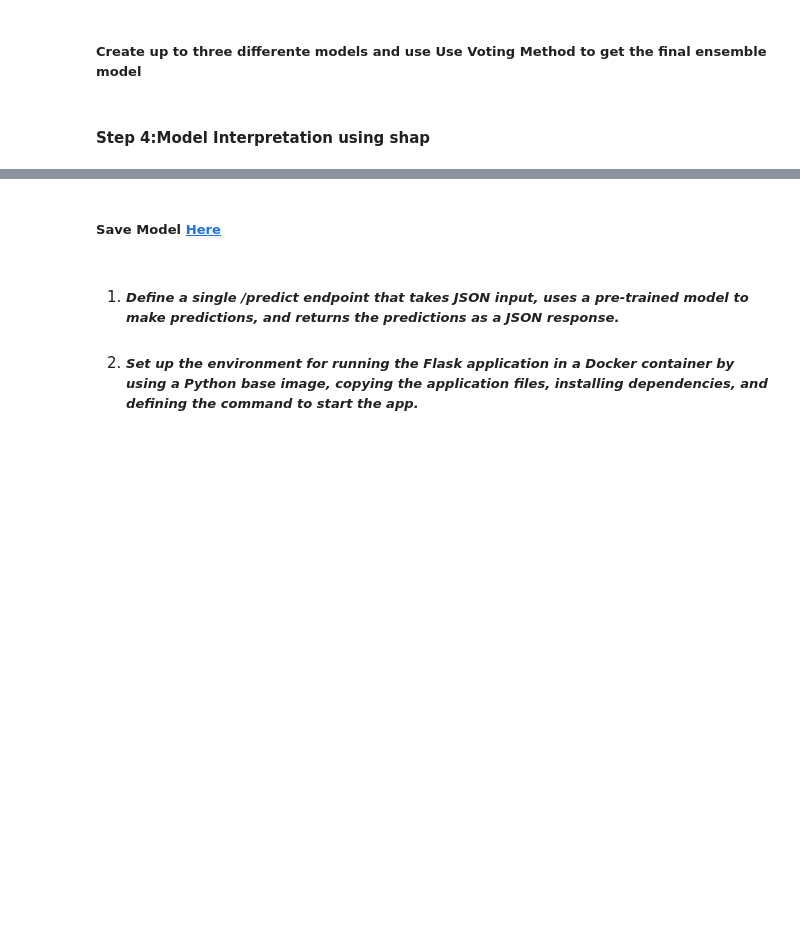
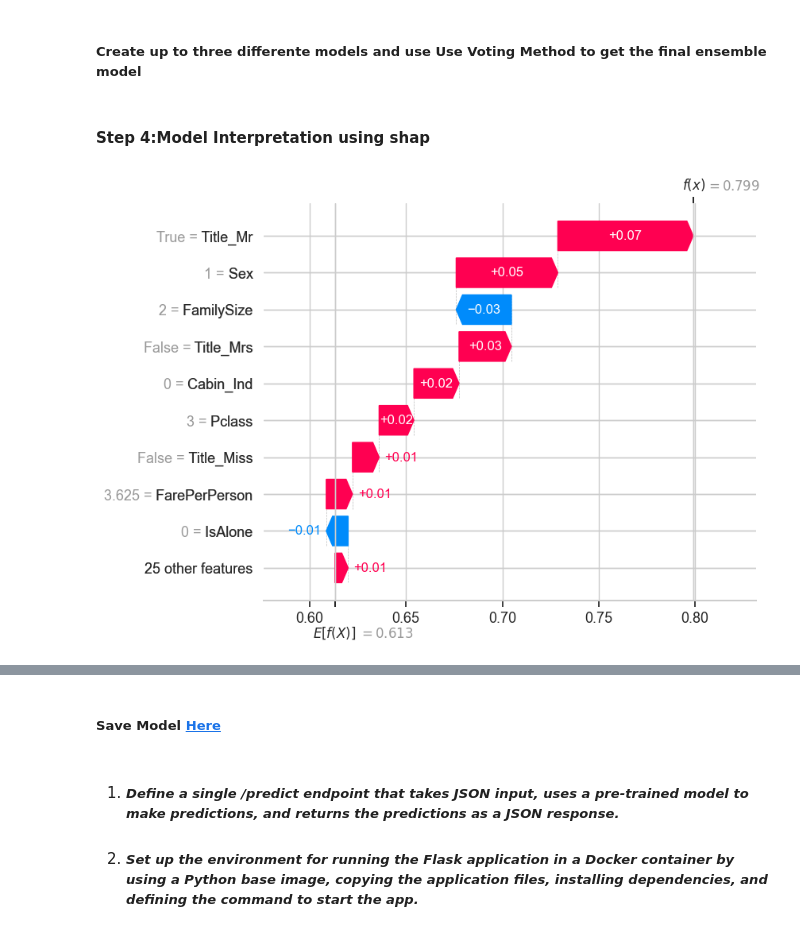
Before and after one commit to JoshOlam/datascience-assessment, a Jupyter notebook: Joshua-Skaletek.ipynb, the cells around one changed output, grey strips where cells are left out. Drawn from its saved outputs; the diff is of its cells as text; code cells hidden in the pictures; blank space fills up the shorter version.

Commit message:
Added shap visualization for models

```diff
--- a/Joshua-Skaletek.ipynb
+++ b/Joshua-Skaletek.ipynb
@@ -566,18 +566,19 @@ except pkg_resources.DistributionNotFound:
 if shap_installed:
     import shap
 # %%
-
 random_forest_model = RandomForestClassifier().fit(X, y)
 
 # explain the model's predictions using SHAP
 # (same syntax works for LightGBM, CatBoost, scikit-learn, transformers, Spark, etc.)
 
 random_forest_explainer = shap.Explainer(random_forest_model)
 
 random_forest_shap_values = random_forest_explainer(X)
-m,
+
 # visualize the first prediction's explanation
-shap.plots.waterfall(random_forest_shap_values)
+shap.plots.waterfall(random_forest_shap_values[0, :, 0])
+# %% [output]
+[figure, added]
 # %%
 decision_tree_model = DecisionTreeClassifier().fit(X, y)
 decision_tree_explainer = shap.Explainer(decision_tree_model)
```
Also changed, not shown: parts of 2 cells of this notebook.
